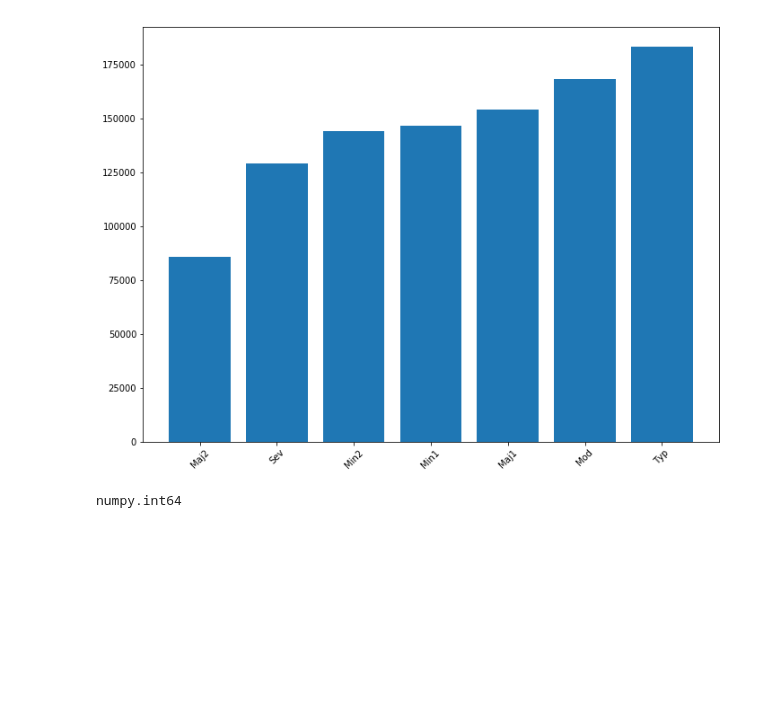
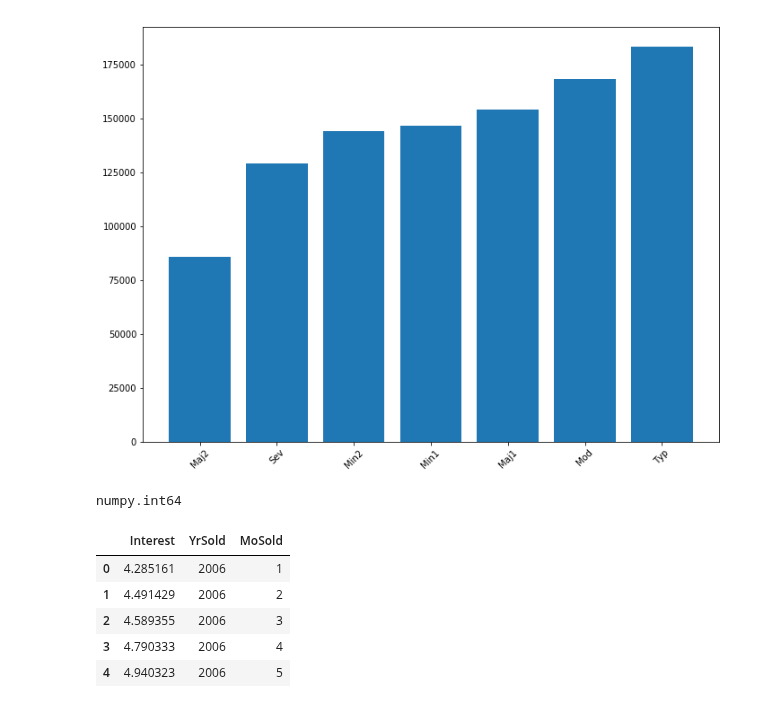
Before and after one commit to TiGaI/HousingPriceKaggleProject3, a Jupyter notebook: ames_eda.ipynb, the cells around one changed output. Drawn from its saved outputs; the diff is of its cells as text; code cells hidden in the pictures; blank space fills up the shorter version.

```diff
--- a/ames_eda.ipynb
+++ b/ames_eda.ipynb
@@ -27,6 +27,7 @@ pd.set_option('display.max_rows', None)
 ### load training and test data
 train_df = pd.read_csv('https://raw.githubusercontent.com/TiGaI/HousingPriceKaggleProject3/master/data/train.csv')
 test_df = pd.read_csv('https://raw.githubusercontent.com/TiGaI/HousingPriceKaggleProject3/master/data/test.csv')
+interest_df = pd.read_csv('https://raw.githubusercontent.com/TiGaI/HousingPriceKaggleProject3/xiangwei/data/interest.csv')
 
 ### view train dataset
 train_df.head()
@@ -636,0 +636,26 @@ numpy.int64
+# %%
+#### Add New Variables
+interest_df = interest_df.iloc[18812:20638]
+interest_df.head()
+interest_df.date = pd.to_datetime(interest_df.date)
+interest_df[['year','month','day']] = interest_df.date.apply(lambda x: pd.Series(x.strftime("%Y,%m,%d").split(",")))
+interest_df.drop(['day'], axis = 1, inplace = True)
+interest_df = interest_df.reset_index(drop=True)
+interest_df['yymm'] = interest_df.apply(lambda x: str(x['year']) + '-' + str(x['month']), axis = 1)
+interest_rates = interest_df.groupby(['yymm']).mean()
+interest_rates = interest_rates.reset_index()
+interest_rates[['year','month']] = interest_rates['yymm'].apply(lambda x: pd.Series(x.split('-')))
+interest_rates.drop(['yymm'], axis = 1, inplace = True)
+interest_rates['month'] = interest_rates['month'].apply(lambda x: int(x))
+interest_rates['year'] = interest_rates['year'].apply(lambda x: int(x))
+interest_rates.rename(columns={" value": "Interest", "year": "YrSold", "month": 'MoSold'}, inplace = True)
+interest_rates.head()
+
+train_full1 = pd.merge(train_full1, interest_rates,  how='left', left_on=['YrSold','MoSold'], right_on = ['YrSold','MoSold'])
+# %% [output]
+|  | Interest | YrSold | MoSold |
+| 0 | 4.285161 | 2006 | 1 |
+| 1 | 4.491429 | 2006 | 2 |
+| 2 | 4.589355 | 2006 | 3 |
+| 3 | 4.790333 | 2006 | 4 |
+| 4 | 4.940323 | 2006 | 5 |
```
Also changed, not shown: parts of 1 cell of this notebook.
